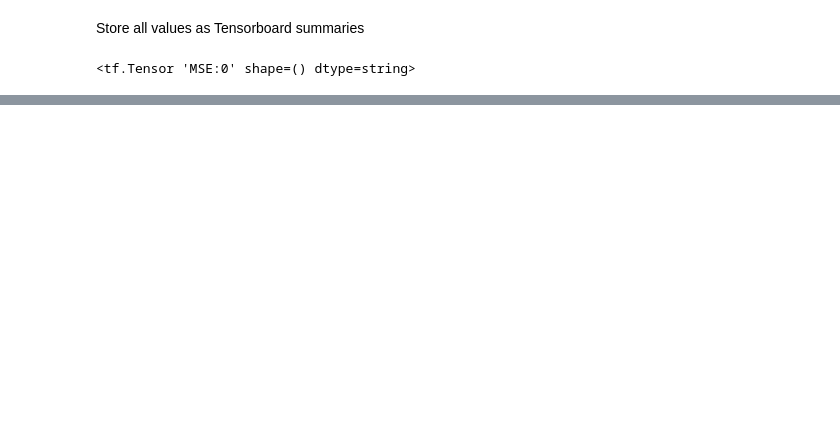
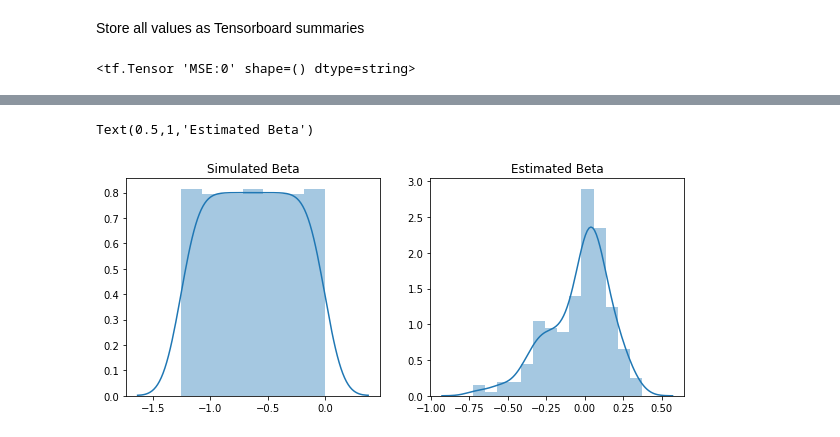
Before and after one commit to knightlab-analyses/bayesian-regression, a Jupyter notebook: bayesian_regression/ipynb/simulated-model.ipynb, the cells around one changed output, grey strips where cells are left out. Drawn from its saved outputs; the diff is of its cells as text; code cells hidden in the pictures; blank space fills up the shorter version.

```diff
--- a/bayesian_regression/ipynb/simulated-model.ipynb
+++ b/bayesian_regression/ipynb/simulated-model.ipynb
@@ -317,0 +361,9 @@ Text(0.5,1,'Simulation')
+# %%
+fig, ax = plt.subplots(1, 2, figsize=(10, 4))
+sns.distplot(sim_beta, ax=ax[0])
+sns.distplot(beta_, ax=ax[1])
+ax[0].set_title('Simulated Beta')
+ax[1].set_title('Estimated Beta')
+# %% [output]
+Text(0.5,1,'Estimated Beta')
+[figure, added]
```
Also changed, not shown: parts of 12 cells of this notebook, 1 other file.
